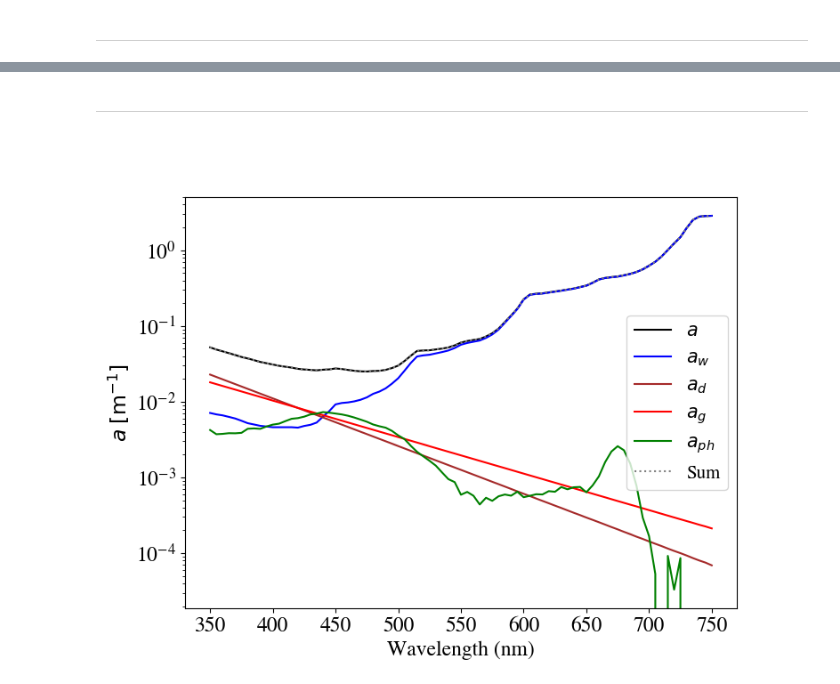
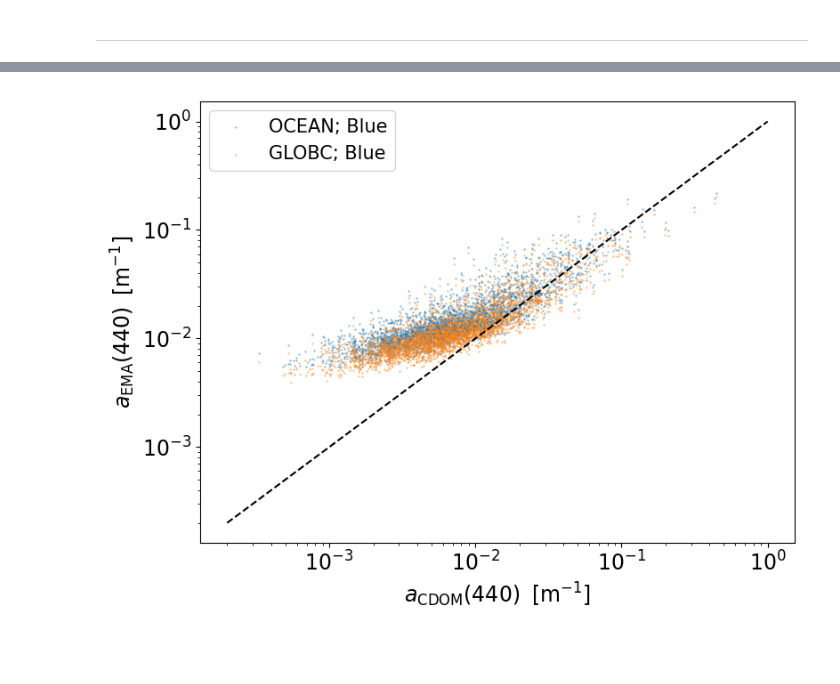
Before and after one commit to ocean-colour/bing, a Jupyter notebook: nb/EMA/Explore_EMA.ipynb, the cells around one changed output, grey strips where cells are left out. Saved outputs shown, nothing was run; the diff lists cells and outputs as text; code cells hidden in the pictures; blank space fills up the shorter version.

```diff
--- a/nb/EMA/Explore_EMA.ipynb
+++ b/nb/EMA/Explore_EMA.ipynb
@@ -43,6 +47,9 @@ i670 = np.argmin(np.abs(l23_wave-670.))
 # %%
 Lw_412 = ds.Lw[:, i412]
 Lw_670 = ds.Lw[:, i670]
+# These are extrapolations
+Lw_320 = ds.Lw[:, 0]
+Lw_780 = ds.Lw[:, -1]
 # %% [markdown]
 ## Pure sea-water
 # %%
@@ -265,0 +125,7 @@ For high: We have 4 pixels above 1-sigma
+# %%
+## OCEAN
+A_37 = 0.281
+B_37 = -0.542
+## GLOBC
+A_37_G = 0.259
+B_37_G = -0.558
@@ -266 +134,6 @@ For high: We have 4 pixels above 1-sigma
+# %%
+Lambda_37 = Lw_320 / Lw_780
+#
+acdom_37= A_37 * Lambda_37**B_37
+acdom_37G = A_37_G * Lambda_37**B_37_G
 # %% [markdown]
@@ -357,2 +140,0 @@ plt.show()
-# %% [markdown]
-----
@@ -367,22 +141,22 @@ aph = all_aph[idx]
-# %%
-fig = plt.figure(figsize=(8,6))
-ax = plt.gca()
-#
-ax.plot(l23_wave, a, 'k', label=r'$a$')
-ax.plot(l23_wave, aw, 'b', label=r'$a_w$')
-ax.plot(l23_wave, ad, color='brown', label=r'$a_d$')
-ax.plot(l23_wave, ag, color='r', label=r'$a_g$')
-ax.plot(l23_wave, aph, color='green', label=r'$a_{ph}$')
-#
-ax.plot(l23_wave, aw+ad+ag+aph, color='gray', ls=':', label='Sum')
-#
-ax.legend(fontsize=15.)
-oc_plotting.set_fontsize(ax, 17.)
-# Label
-ax.set_xlabel('Wavelength (nm)')
-ax.set_ylabel(r'$a \; \rm [m^{-1}]$')
-#
-ax.set_yscale('log')
-plt.show()
-# %% [output]
-[figure, removed]
+# %%
+fig = plt.figure(figsize=(8,6))
+ax = plt.gca()
+#
+ax.scatter(acdom_440, acdom_37, marker='o', s=0.1, label='OCEAN; Blue')
+ax.scatter(acdom_440, acdom_37G, marker='o', s=0.1, label='GLOBC; Blue')
+#
+ax.legend(fontsize=15.)
+oc_plotting.set_fontsize(ax, 17.)
+# Label
+ax.set_xlabel(r'$a_{\rm CDOM}(440) \;\; \rm [m^{-1}]$')
+ax.set_ylabel(r'$a_{\rm EMA}(440) \;\; \rm [m^{-1}]$')
+# One-to-one
+ax.plot([2e-4, 1], [2e-4, 1.], 'k--')
+#
+ax.set_xscale('log')
+ax.set_yscale('log')
+#
+plt.tight_layout()
+plt.show()
+# %% [output]
+[figure, added]
```
Also changed, not shown: parts of 35 cells of this notebook.
